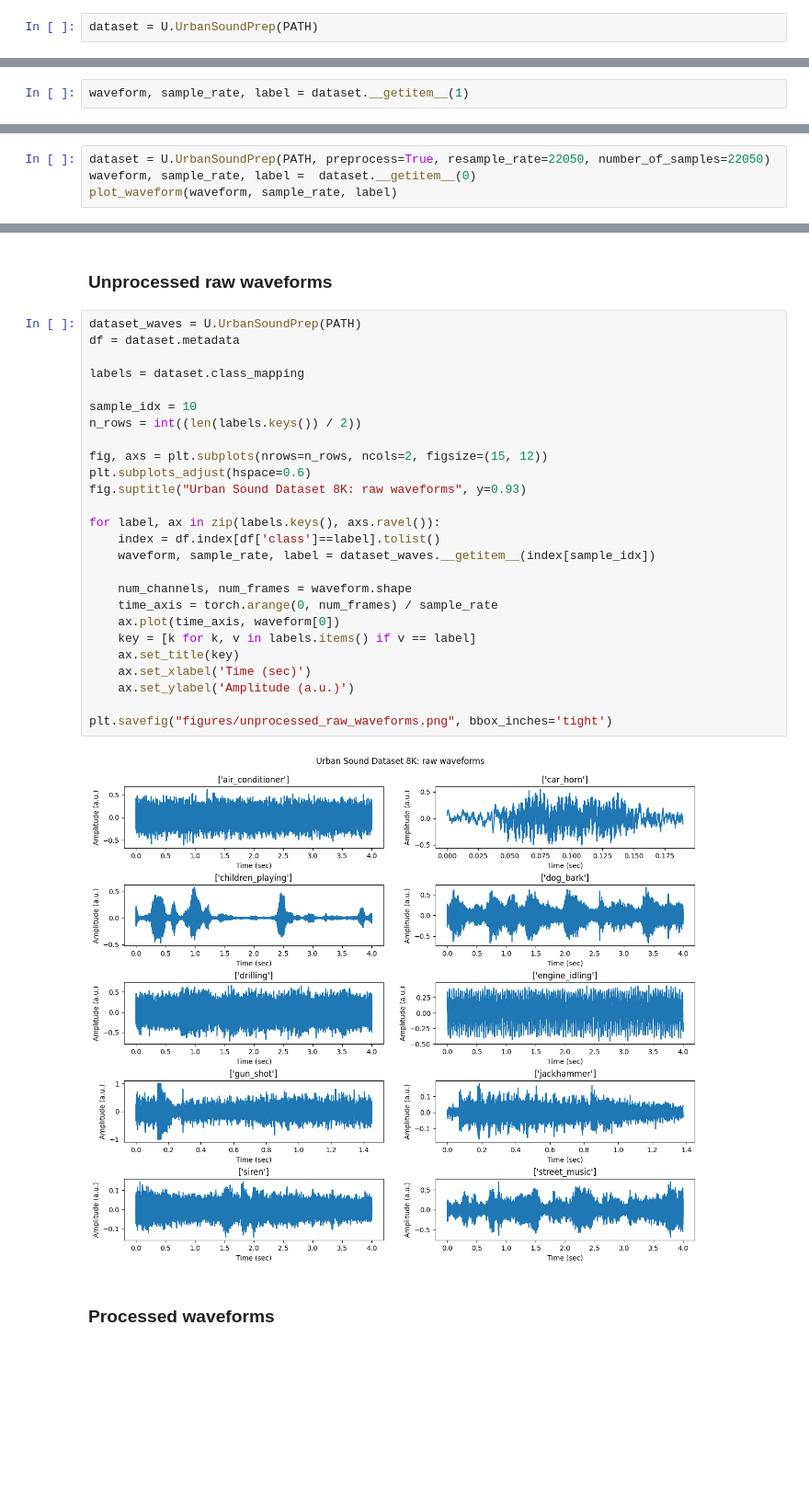
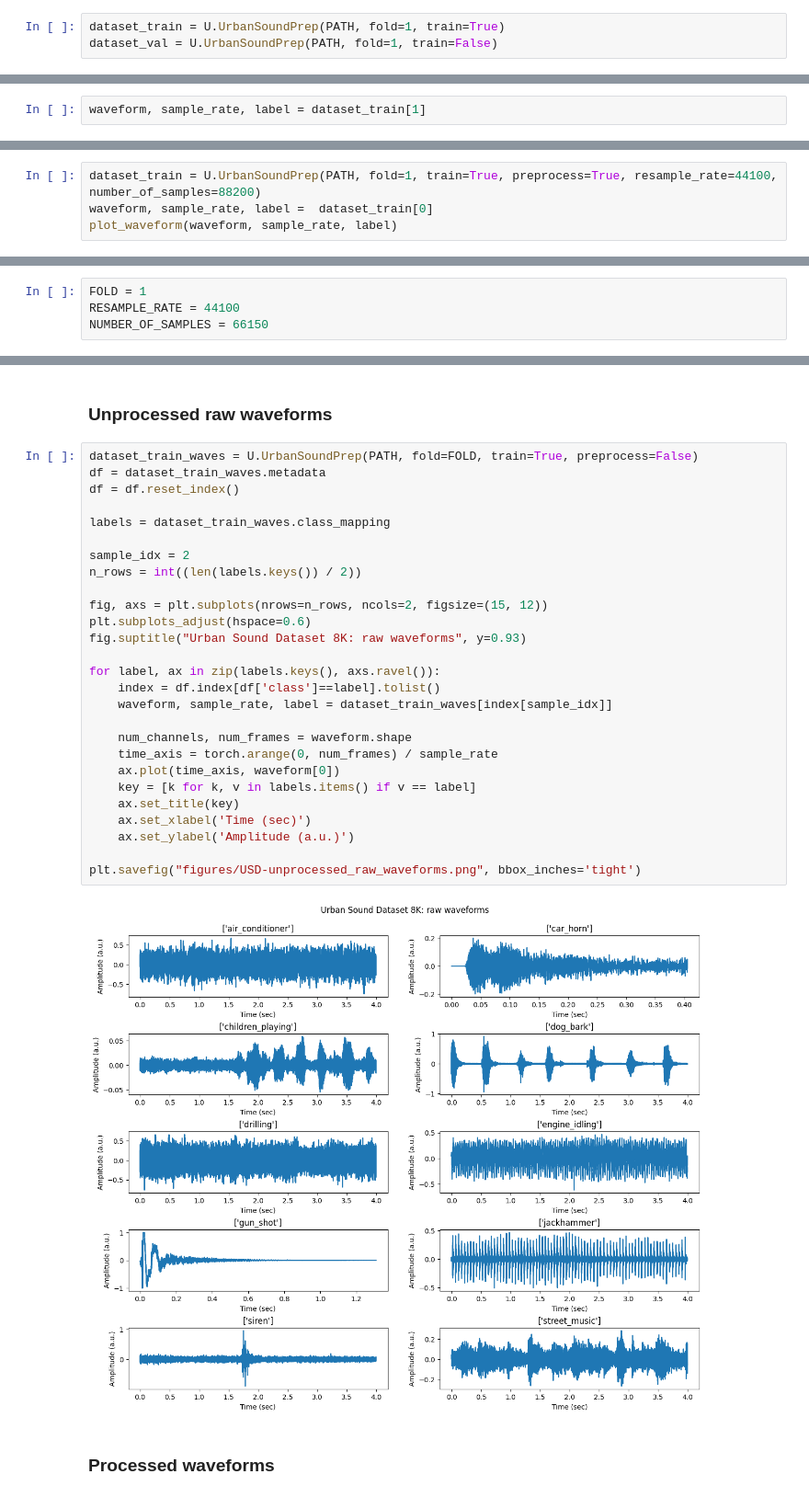
Before and after one commit to alextavern/musicAI, a Jupyter notebook: UrbanSound8K_Data_exploration+feature_extraction.ipynb, the cells around one changed output, grey strips where cells are left out. Shown at 92% size. Saved outputs shown, nothing was run; the diff lists cells and outputs as text; blank space fills up the shorter version.

```diff
--- a/UrbanSound8K_Data_exploration+feature_extraction.ipynb
+++ b/UrbanSound8K_Data_exploration+feature_extraction.ipynb
@@ -32,5 +33,6 @@ PATH = "data/UrbanSound8K"
 # %%
-dataset = U.UrbanSoundPrep(PATH)
+dataset_train = U.UrbanSoundPrep(PATH, fold=1, train=True)
+dataset_val = U.UrbanSoundPrep(PATH, fold=1, train=False)
 # %% [markdown]
 ### Load metadata
 # %%
@@ -180,5 +215,5 @@ plt.savefig("figures/number_of_samples.png", bbox_inches='tight')
 # %%
-waveform, sample_rate, label = dataset.__getitem__(1)
+waveform, sample_rate, label = dataset_train[1]
 # %%
 num_channels, samples = waveform.shape
 num_channels
@@ -251,7 +286,7 @@ print("The sample_rate is : {} and the number of samples is: {}".format(sample_r
 Processed waveform
 The sample_rate is : 44100 and the number of samples is: 14004
 # %%
-dataset = U.UrbanSoundPrep(PATH, preprocess=True, resample_rate=22050, number_of_samples=22050)
-waveform, sample_rate, label =  dataset.__getitem__(0)
+dataset_train = U.UrbanSoundPrep(PATH, fold=1, train=True, preprocess=True, resample_rate=44100, number_of_samples=88200)
+waveform, sample_rate, label =  dataset_train[0]
 plot_waveform(waveform, sample_rate, label)
 # %% [output]
@@ -265,5 +300,9 @@ The sample_rate is : 22050 and the number of samples is: 22050
 # %% [markdown]
 ## Visualize the features
+# %%
+FOLD = 1
+RESAMPLE_RATE = 44100
+NUMBER_OF_SAMPLES = 66150
 # %%
 def plot_waveform(waveform, sample_rate, label):
     waveform = waveform.numpy()
@@ -281,33 +338,34 @@ def plot_waveform(waveform, sample_rate, label):
 # %% [markdown]
 ### Unprocessed raw waveforms
 # %%
-dataset_waves = U.UrbanSoundPrep(PATH)
-df = dataset.metadata
+dataset_train_waves = U.UrbanSoundPrep(PATH, fold=FOLD, train=True, preprocess=False)
+df = dataset_train_waves.metadata
+df = df.reset_index()
 
-labels = dataset.class_mapping
+labels = dataset_train_waves.class_mapping
 
-sample_idx = 10
+sample_idx = 2
 n_rows = int((len(labels.keys()) / 2))
 
 fig, axs = plt.subplots(nrows=n_rows, ncols=2, figsize=(15, 12))
 plt.subplots_adjust(hspace=0.6)
 fig.suptitle("Urban Sound Dataset 8K: raw waveforms", y=0.93)
 
 for label, ax in zip(labels.keys(), axs.ravel()):
     index = df.index[df['class']==label].tolist()
-    waveform, sample_rate, label = dataset_waves.__getitem__(index[sample_idx])
+    waveform, sample_rate, label = dataset_train_waves[index[sample_idx]]
 
     num_channels, num_frames = waveform.shape
     time_axis = torch.arange(0, num_frames) / sample_rate
     ax.plot(time_axis, waveform[0])
     key = [k for k, v in labels.items() if v == label]
     ax.set_title(key)
     ax.set_xlabel('Time (sec)')
     ax.set_ylabel('Amplitude (a.u.)')
 
-plt.savefig("figures/unprocessed_raw_waveforms.png", bbox_inches='tight')
+plt.savefig("figures/USD-unprocessed_raw_waveforms.png", bbox_inches='tight')
 # %% [output]
-[figure, old version]
+[figure, new version]
 # %% [markdown]
 ### Processed waveforms
 # %%
```
Also changed, not shown: parts of 47 cells of this notebook, 1 other file.
